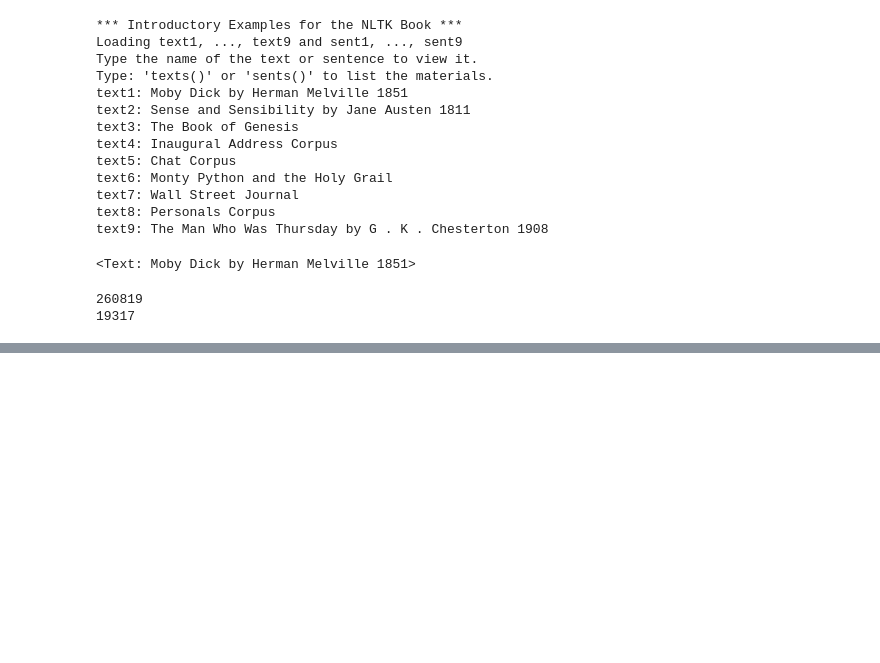
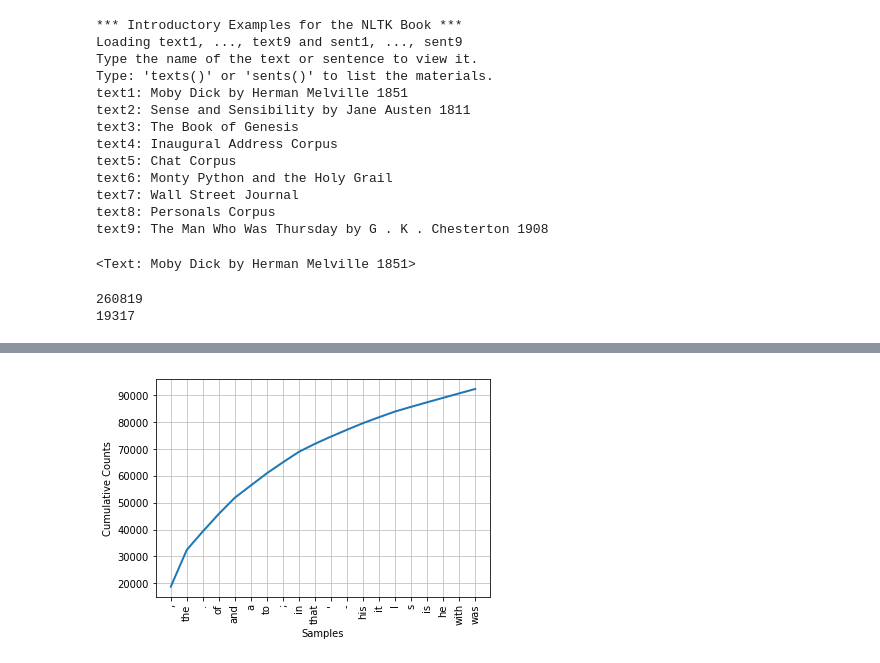
Before and after one commit to smallflyingpig/python_nlp, a Jupyter notebook: tutorial_day1.ipynb, the cells around one changed output, grey strips where cells are left out. Saved outputs shown, nothing was run; the diff lists cells and outputs as text; code cells hidden in the pictures; blank space fills up the shorter version.

```diff
--- a/tutorial_day1.ipynb
+++ b/tutorial_day1.ipynb
@@ -41,0 +43,4 @@ print(100 * len(text2)/len(set(text2))) # lexical richness
+# %%
+fdist1 = nltk.book.FreqDist(text1)
+print(fdist1)
+fdist1.most_common(20)
@@ -41,0 +69,4 @@ print(100 * len(text2)/len(set(text2))) # lexical richness
+# %%
+fdist1.plot(20, cumulative=True)
+# %% [output]
+[figure, added]
```
Also changed, not shown: parts of 7 cells of this notebook, 4 other files.
